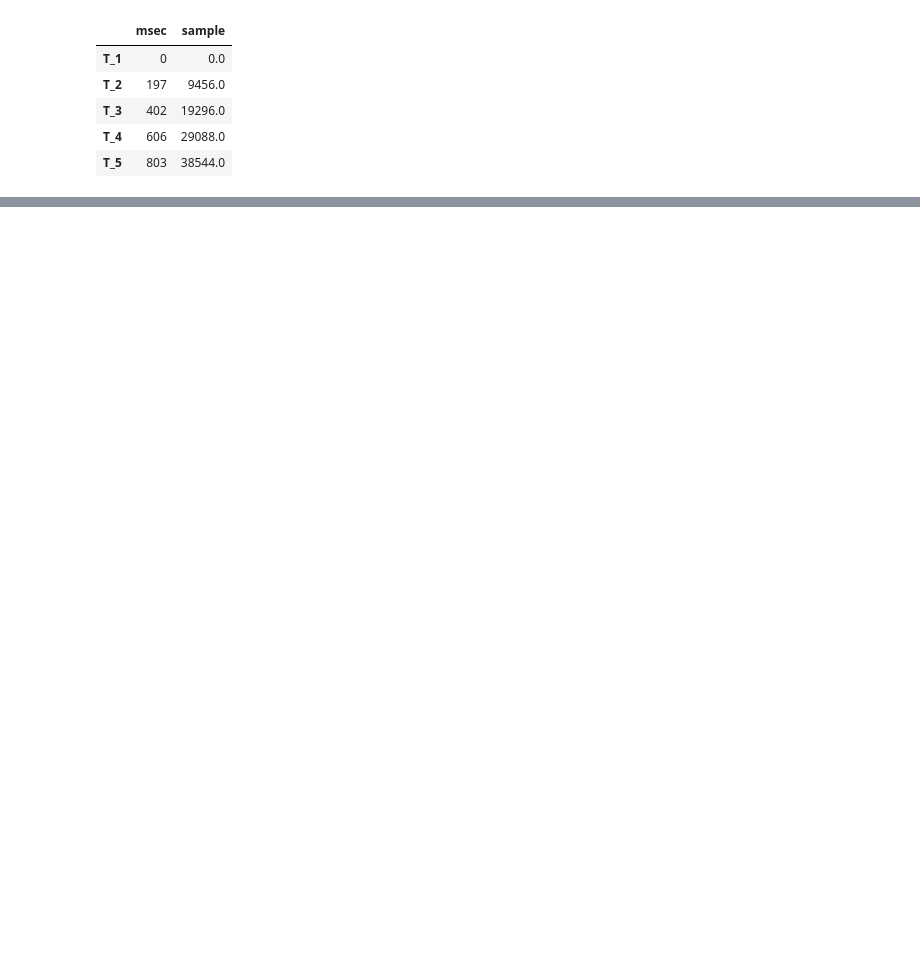
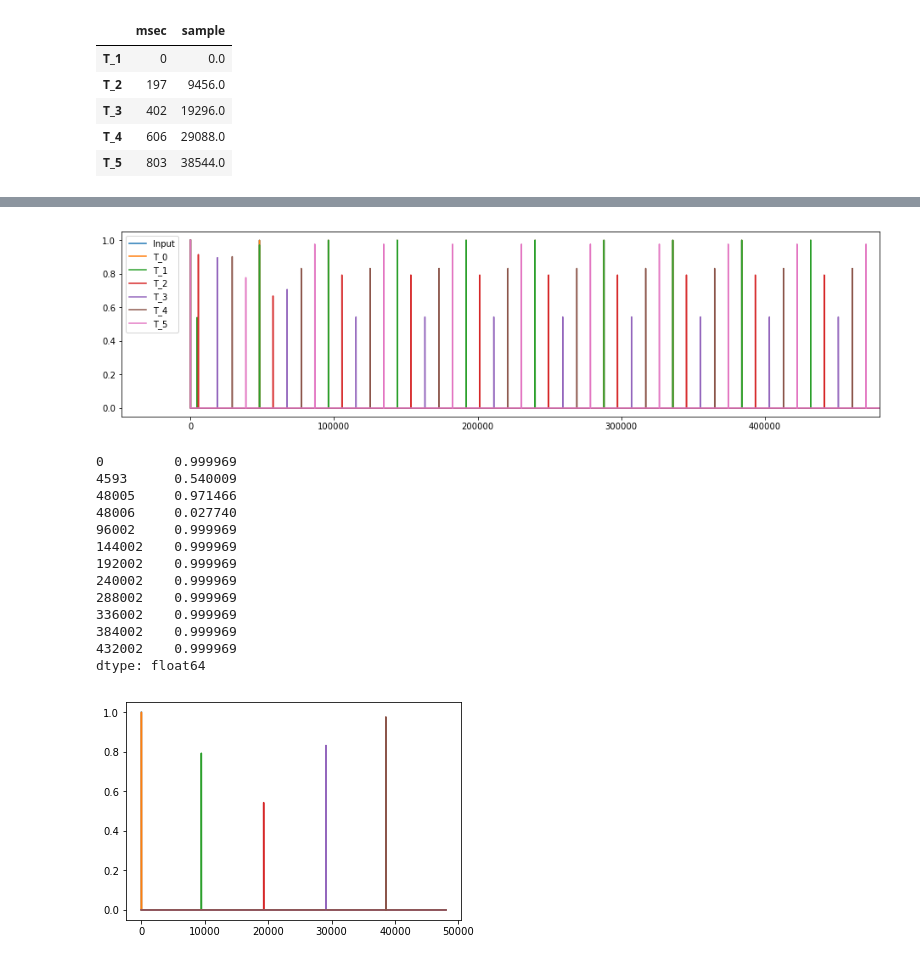
Before and after one commit to Aogiri-m2d/JupyterNotebookMemo, a Jupyter notebook: ThorDelayAnalysis/ThorDelayAnalysis.ipynb, the cells around one changed output, grey strips where cells are left out. Saved outputs shown, nothing was run; the diff lists cells and outputs as text; code cells hidden in the pictures; blank space fills up the shorter version.

```diff
--- a/ThorDelayAnalysis/ThorDelayAnalysis.ipynb
+++ b/ThorDelayAnalysis/ThorDelayAnalysis.ipynb
@@ -171,7 +175,7 @@ def extract_position_intensity(IR, threshold):
     s = pd.Series(IR)
     return s[IR > threshold]
 
-    return new_data_set
+print(extract_position_intensity(T_data[1], 0))
 
 #第3周期のIRを抽出
 T_extract = extract_cycle(T_data, 3)
@@ -184,7 +188,7 @@ plt.show()
 
 #0を除外して、整理
 T_ser = []
-for data in T_ext_third:
+for data in T_extract:
     T_ser.append(extract_position_intensity(data, 0))
 
 df = pd.DataFrame(T_ser)
@@ -200,0 +220,76 @@ df
+# %%
+import numpy as np
+import matplotlib.pyplot as plt
+import pandas as pd
+import soundfile as sf
+%matplotlib inline
+
+def extract_right_channel(stereo_wav, _):
+    return stereo_wav[:, 1]
+
+input_inpulse, fs = sf.read("ImpulseTrain_fs48kHz_p1sec_len10sec.wav")
+T_data = []
+T_data.append(extract_right_channel(*sf.read("IR\T_0.wav")))
+T_data.append(extract_right_channel(*sf.read("IR\T_1.wav")))
+T_data.append(extract_right_channel(*sf.read("IR\T_2.wav")))
+T_data.append(extract_right_channel(*sf.read("IR\T_3.wav")))
+T_data.append(extract_right_channel(*sf.read("IR\T_4.wav")))
+T_data.append(extract_right_channel(*sf.read("IR\T_5.wav")))
+
+plt.figure(figsize = (16, 4))
+plt.plot(range(input_inpulse.size), input_inpulse, label = "Input")
+for num, data in enumerate(T_data):
+    label_name = "T_" + str(num)
+    plt.plot(range(data.size), data, label = label_name)
+plt.xlim(-fs, fs * 10)
+plt.legend()
+plt.show()
+
+def extract_cycle(IR_list, cycle):
+    new_data_set = []
+    st = fs * cycle
+    en = st + fs
+
+    for data in IR_list:
+        new_data_set.append(data[st : en])
+
+    return new_data_set
+
+def extract_position_intensity(IR, threshold):
+    s = pd.Series(IR)
+    return s[IR > threshold]
+
+print(extract_position_intensity(T_data[1], 0))
+
+#第3周期のIRを抽出
+T_extract = extract_cycle(T_data, 3)
+
+for num, data in enumerate(T_extract):
+    label_name = "T_" + str(num)
+    plt.plot(range(data.size), data)
+
+plt.show()
+
+#0を除外して、整理
+T_ser = []
+for data in T_extract:
+    T_ser.append(extract_position_intensity(data, 0))
+
+df = pd.DataFrame(T_ser)
+df
+# %% [output]
+[figure, added]
+0         0.999969
+4593      0.540009
+48005     0.971466
+48006     0.027740
+96002     0.999969
+144002    0.999969
+192002    0.999969
+240002    0.999969
+288002    0.999969
+336002    0.999969
+384002    0.999969
+432002    0.999969
+dtype: float64
+[figure, added]
```
Also changed, not shown: parts of 13 cells of this notebook, 6 other files.
